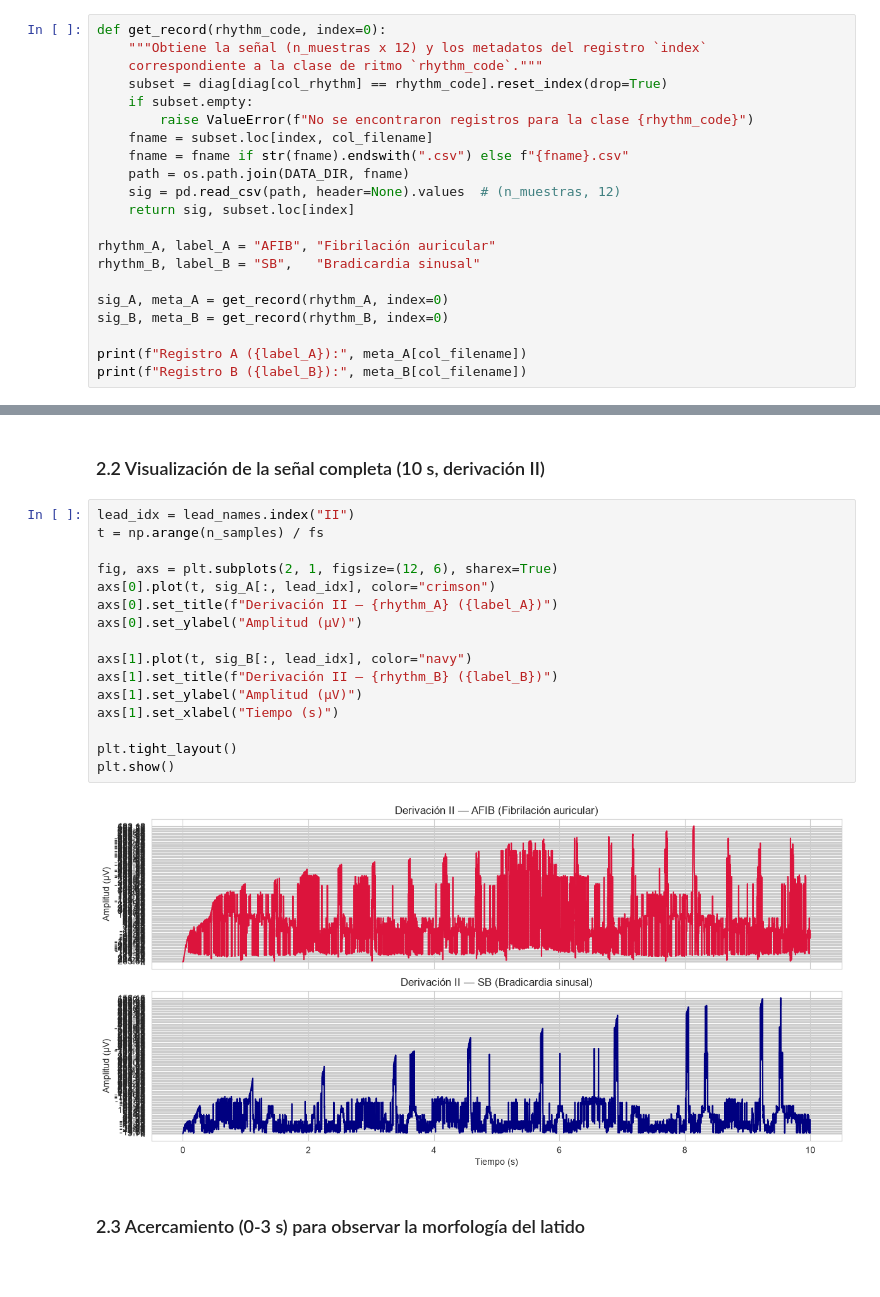
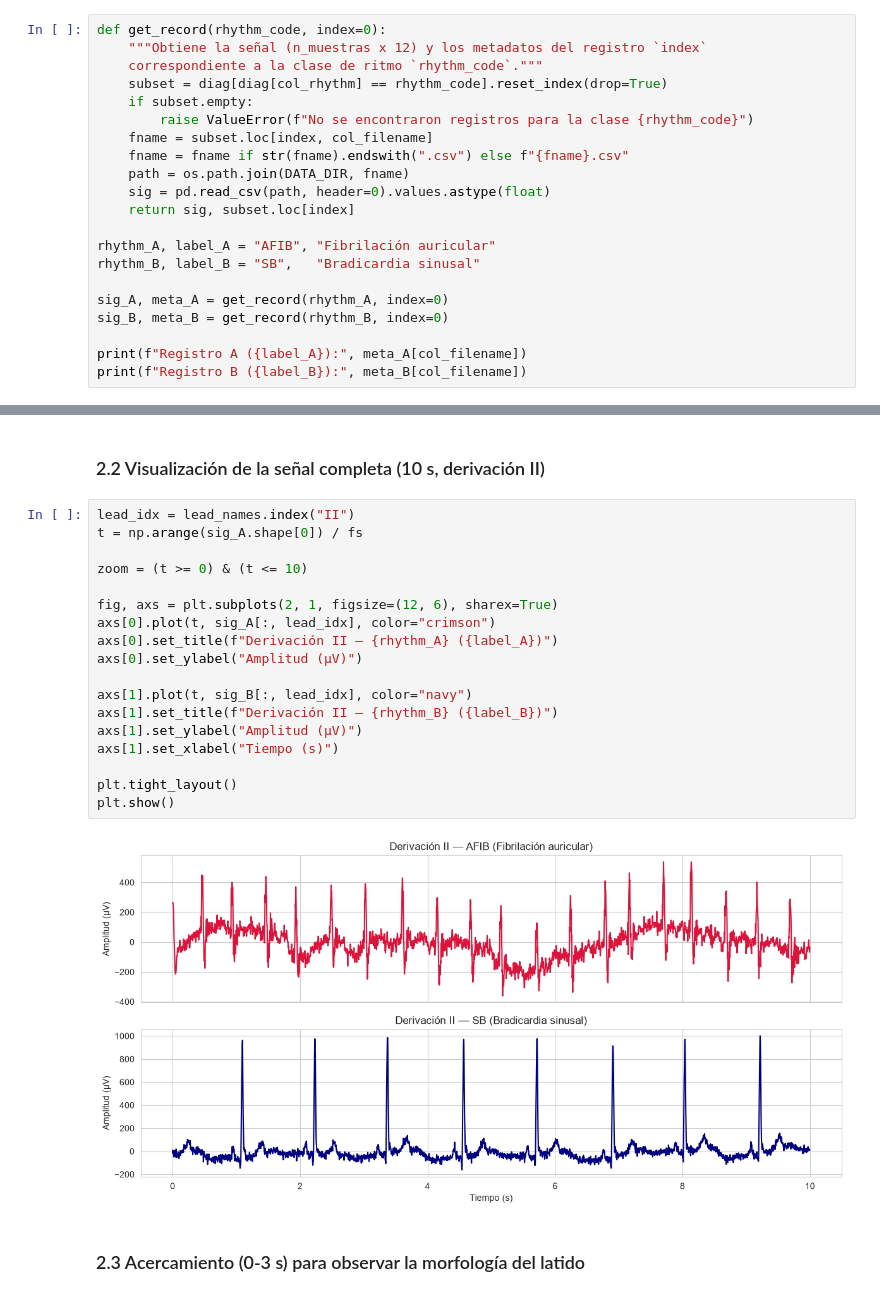
Before and after one commit to soficede/biosenales_2026, a Jupyter notebook: practica_02/Parte2/practica_2.2.ipynb, the cells around one changed output, grey strips where cells are left out. Saved outputs shown, nothing was run; the diff lists cells and outputs as text.

```diff
--- a/practica_02/Parte2/practica_2.2.ipynb
+++ b/practica_02/Parte2/practica_2.2.ipynb
@@ -222,7 +222,7 @@ def get_record(rhythm_code, index=0):
     fname = subset.loc[index, col_filename]
     fname = fname if str(fname).endswith(".csv") else f"{fname}.csv"
     path = os.path.join(DATA_DIR, fname)
-    sig = pd.read_csv(path, header=None).values  # (n_muestras, 12)
+    sig = pd.read_csv(path, header=0).values.astype(float)
     return sig, subset.loc[index]
 
 rhythm_A, label_A = "AFIB", "Fibrilación auricular"
@@ -240,22 +240,24 @@ Registro B (Bradicardia sinusal): MUSE_20180112_073319_29000
 ### 2.2 Visualización de la señal completa (10 s, derivación II)
 # %%
 lead_idx = lead_names.index("II")
-t = np.arange(n_samples) / fs
+t = np.arange(sig_A.shape[0]) / fs
+
+zoom = (t >= 0) & (t <= 10)
 
 fig, axs = plt.subplots(2, 1, figsize=(12, 6), sharex=True)
 axs[0].plot(t, sig_A[:, lead_idx], color="crimson")
 axs[0].set_title(f"Derivación II — {rhythm_A} ({label_A})")
 axs[0].set_ylabel("Amplitud (µV)")
 
 axs[1].plot(t, sig_B[:, lead_idx], color="navy")
 axs[1].set_title(f"Derivación II — {rhythm_B} ({label_B})")
 axs[1].set_ylabel("Amplitud (µV)")
 axs[1].set_xlabel("Tiempo (s)")
 
 plt.tight_layout()
 plt.show()
 # %% [output]
-[figure, old version]
+[figure, new version]
 # %% [markdown]
 ### 2.3 Acercamiento (0-3 s) para observar la morfología del latido
 # %%
```
Also changed, not shown: parts of 3 cells of this notebook.
